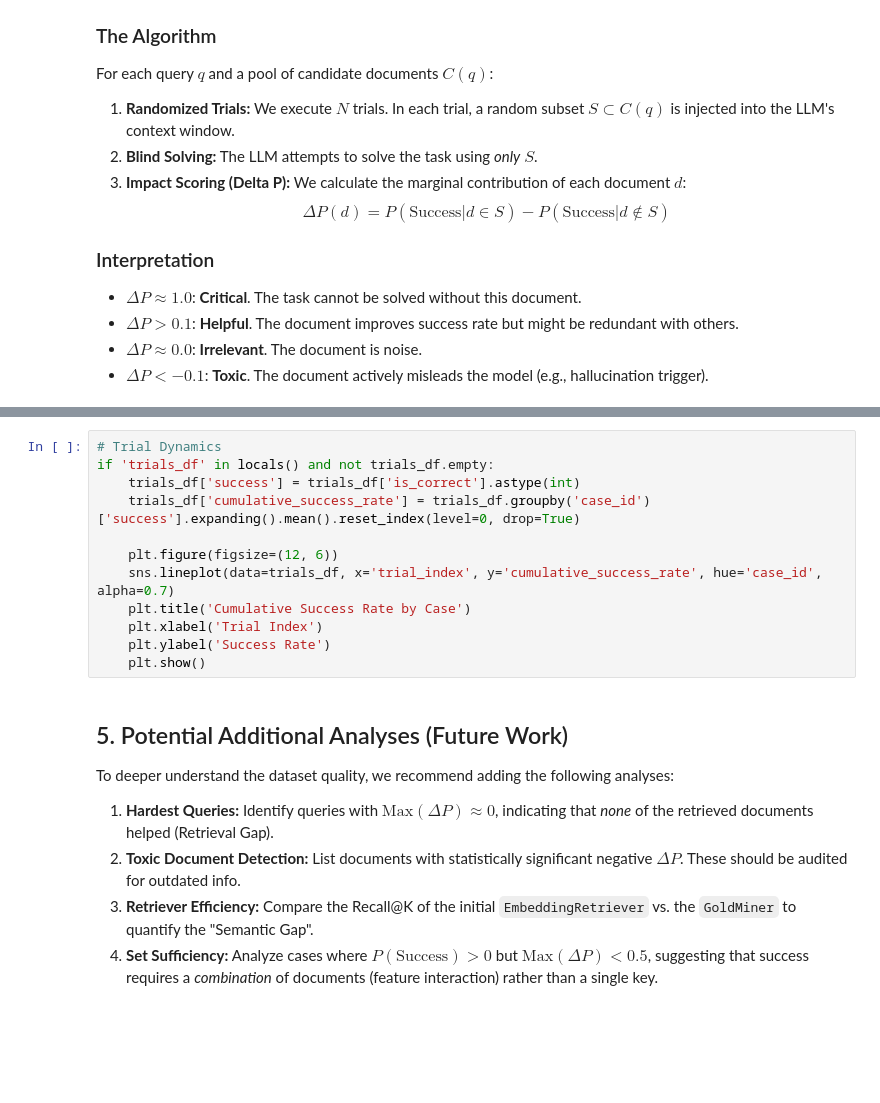
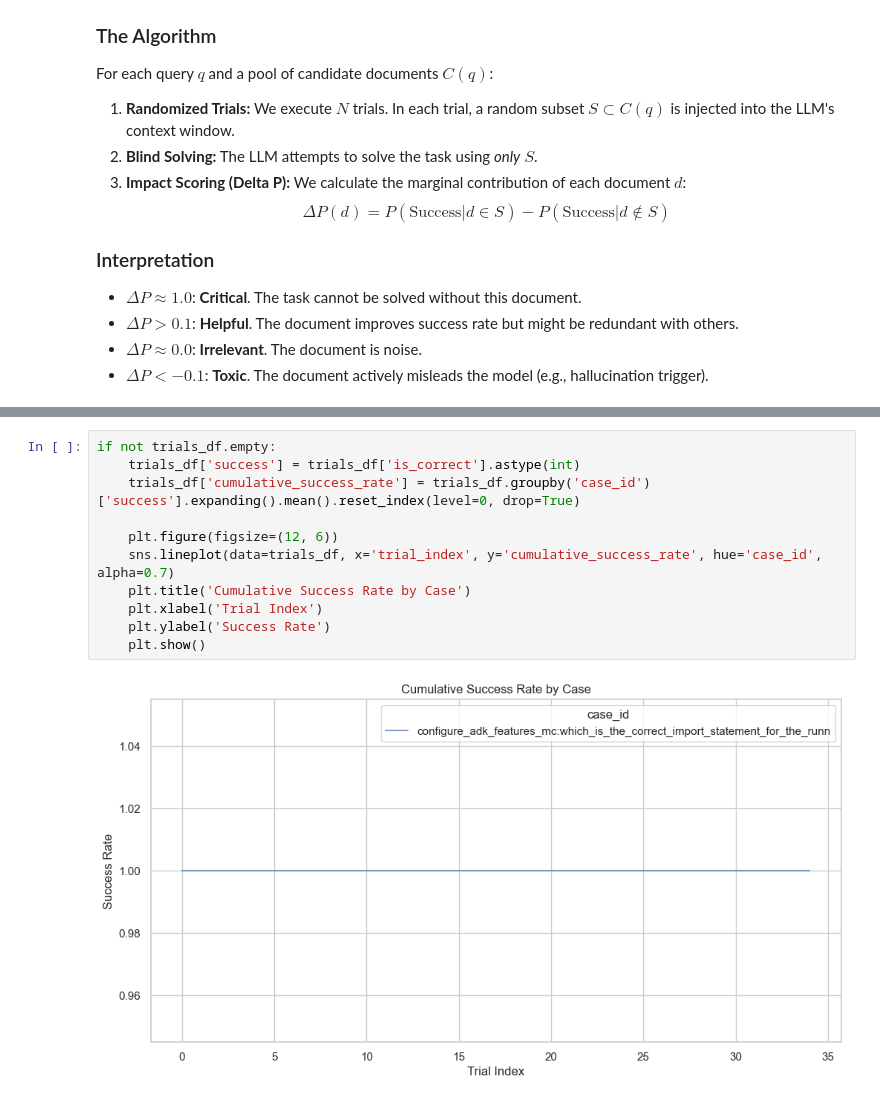
Before and after one commit to ivanmkc/agent-generator, a Jupyter notebook: notebooks/report/analysis_report.ipynb, the cells around one changed output, grey strips where cells are left out. Drawn from its saved outputs; the diff is of its cells as text; blank space fills up the shorter version.

```diff
--- a/notebooks/report/analysis_report.ipynb
+++ b/notebooks/report/analysis_report.ipynb
@@ -154,21 +193,13 @@ if convergence_traces:
 # %%
-# Trial Dynamics
-if 'trials_df' in locals() and not trials_df.empty:
+if not trials_df.empty:
     trials_df['success'] = trials_df['is_correct'].astype(int)
     trials_df['cumulative_success_rate'] = trials_df.groupby('case_id')['success'].expanding().mean().reset_index(level=0, drop=True)
 
     plt.figure(figsize=(12, 6))
     sns.lineplot(data=trials_df, x='trial_index', y='cumulative_success_rate', hue='case_id', alpha=0.7)
     plt.title('Cumulative Success Rate by Case')
     plt.xlabel('Trial Index')
     plt.ylabel('Success Rate')
     plt.show()
+# %% [output]
+[figure, added]
-# %% [markdown]
-## 5. Potential Additional Analyses (Future Work)
-
-To deeper understand the dataset quality, we recommend adding the following analyses:
-
-1.  **Hardest Queries:** Identify queries with $\text{Max}(\Delta P) \approx 0$, indicating that *none* of the retrieved documents helped (Retrieval Gap).
-2.  **Toxic Document Detection:** List documents with statistically significant negative $\Delta P$. These should be audited for outdated info.
-3.  **Retriever Efficiency:** Compare the Recall@K of the initial `EmbeddingRetriever` vs. the `GoldMiner` to quantify the "Semantic Gap".
-4.  **Set Sufficiency:** Analyze cases where $P(\text{Success}) > 0$ but $\text{Max}(\Delta P) < 0.5$, suggesting that success requires a *combination* of documents (feature interaction) rather than a single key.
```
Also changed, not shown: parts of 14 cells of this notebook, 1 other file.
